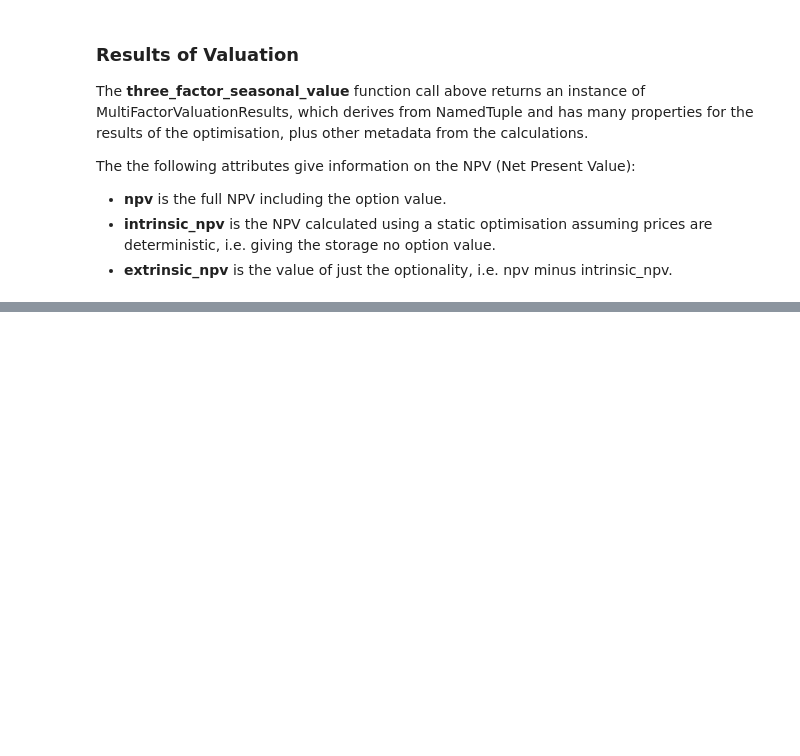
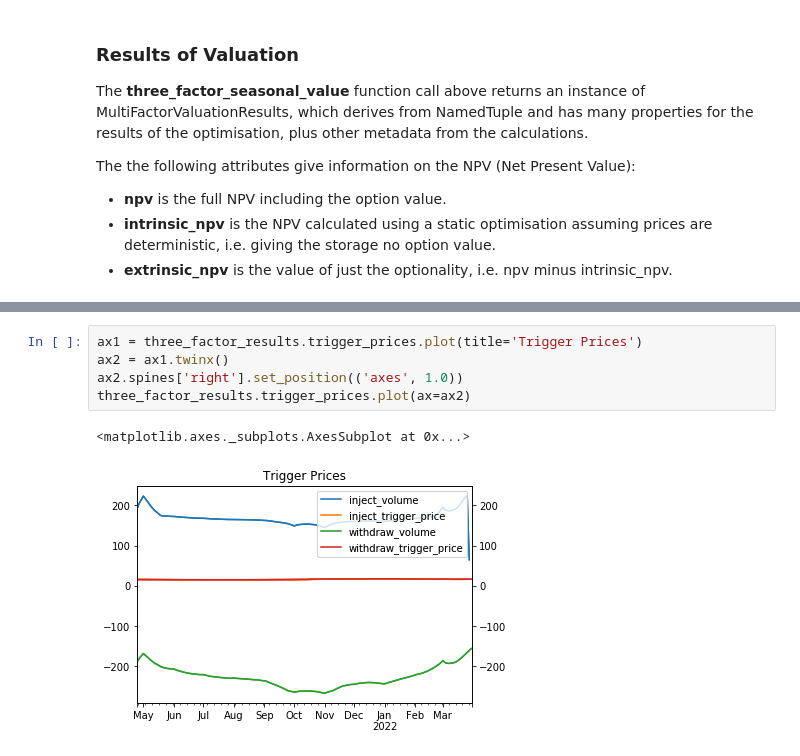
Before and after one commit to eliot-tabet/storage, a Jupyter notebook: samples/python/multifactor_storage.ipynb, the cells around one changed output, grey strips where cells are left out. Saved outputs shown, nothing was run; the diff lists cells and outputs as text; blank space fills up the shorter version.

```diff
--- a/samples/python/multifactor_storage.ipynb
+++ b/samples/python/multifactor_storage.ipynb
@@ -100,0 +135,8 @@ Extrinsic NPV:  31,811
+# %%
+ax1 = three_factor_results.trigger_prices.plot(title='Trigger Prices')
+ax2 = ax1.twinx()
+ax2.spines['right'].set_position(('axes', 1.0))
+three_factor_results.trigger_prices.plot(ax=ax2)
+# %% [output]
+<matplotlib.axes._subplots.AxesSubplot at 0x...>
+[figure, added]
```
Also changed, not shown: parts of 12 cells of this notebook, 1 other file.
